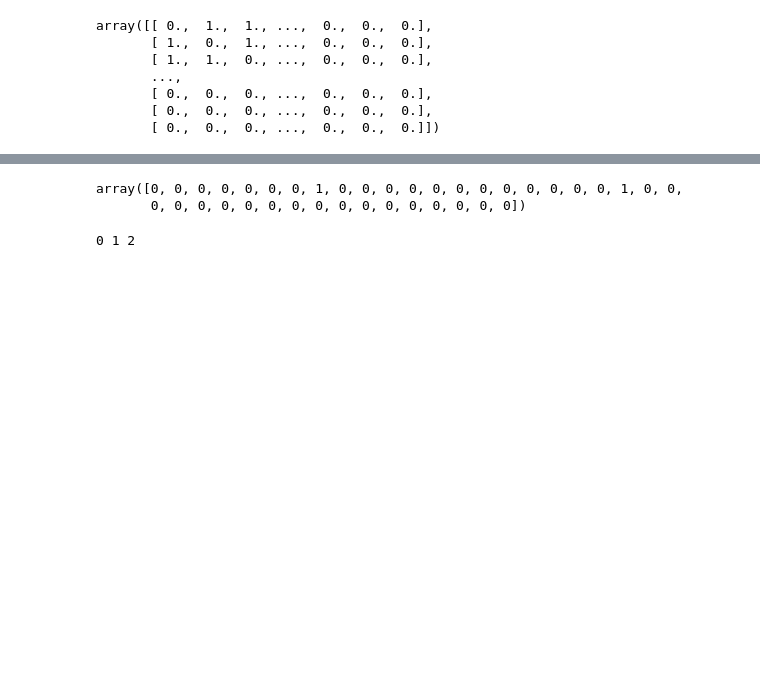
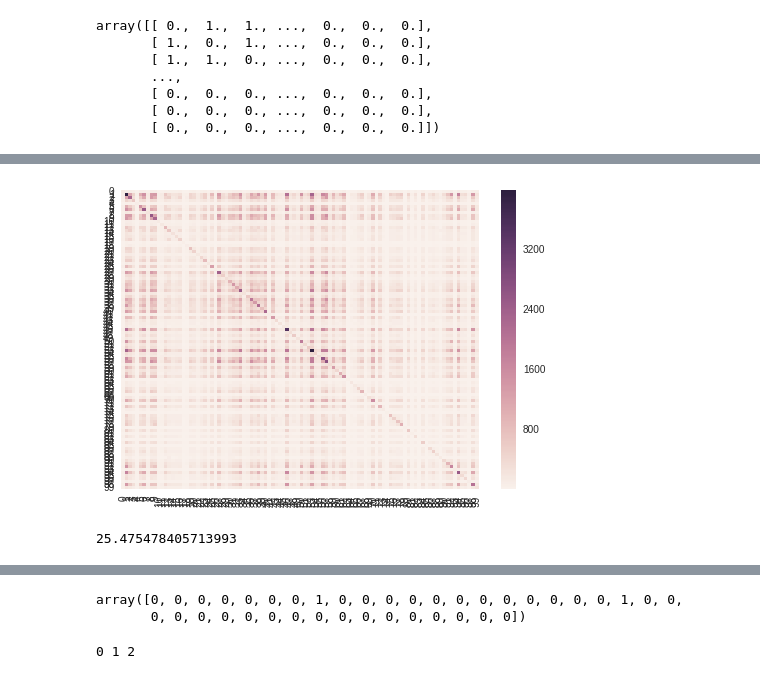
Before and after one commit to premolab/GraphEmbeddings, a Jupyter notebook: Main.ipynb, the cells around one changed output, grey strips where cells are left out. Cells and saved outputs as stored; diff of their text form; code cells hidden in the pictures; blank space fills up the shorter version.

Commit message:
Weighted second order matrix

```diff
--- a/Main.ipynb
+++ b/Main.ipynb
@@ -88,3 +88,5 @@ array([[ 0.,  1.,  1., ...,  0.,  0.,  0.],
        [ 0.,  0.,  0., ...,  0.,  0.,  0.],
        [ 0.,  0.,  0., ...,  0.,  0.,  0.],
        [ 0.,  0.,  0., ...,  0.,  0.,  0.]])
+# %%
+S = np.linalg.matrix_power(A, 2)
@@ -90,0 +111,9 @@ array([[ 0.,  1.,  1., ...,  0.,  0.,  0.],
+# %%
+sns.heatmap(S[:100, :100])
+plt.show()
+# %% [output]
+[figure, added]
+# %%
+K[3]
+# %% [output]
+25.475478405713993
```
Also changed, not shown: parts of 18 cells of this notebook, 4 other files.
